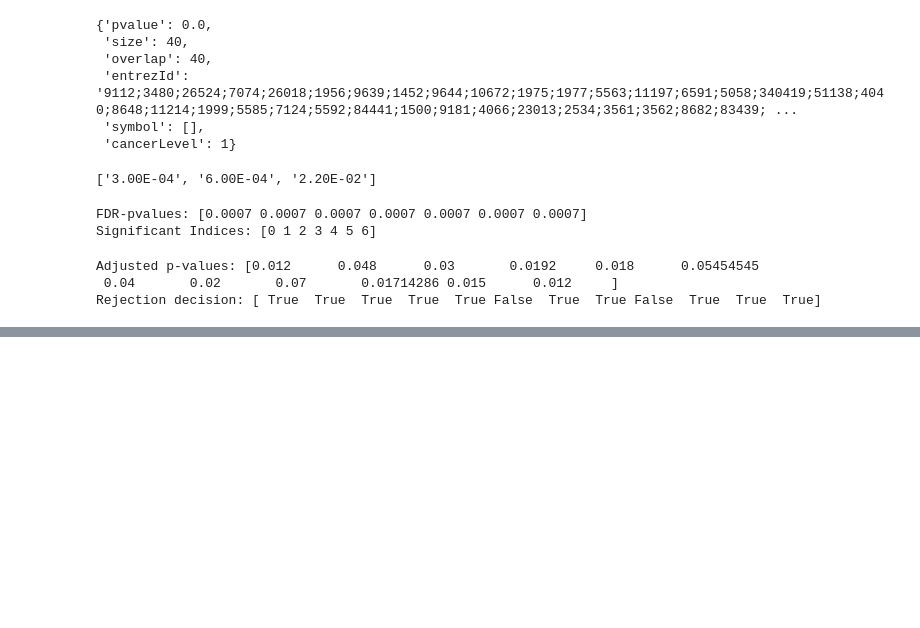
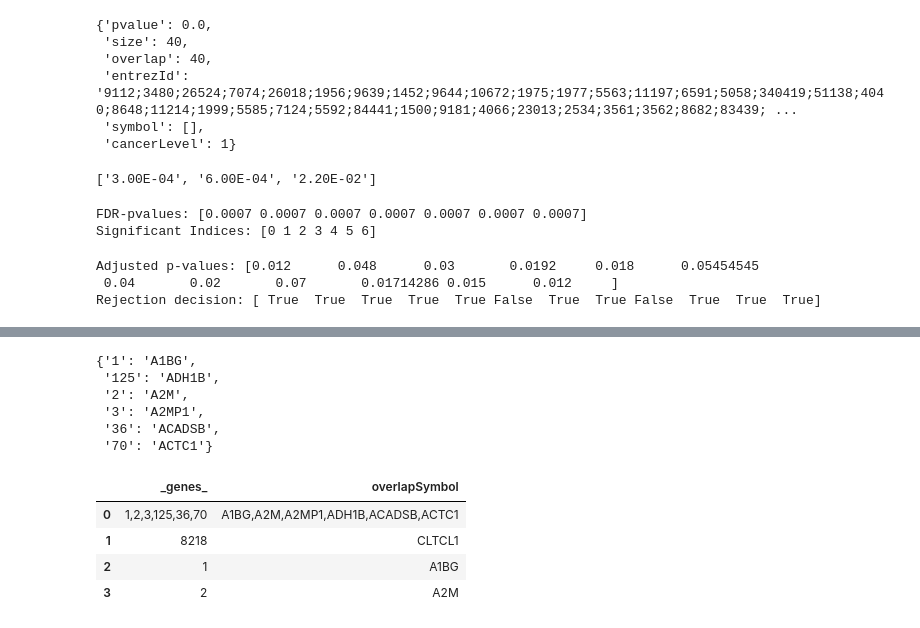
Before and after one commit to jheonii/compass_backend, a Jupyter notebook: prac.ipynb, the cells around one changed output, grey strips where cells are left out. Cells and saved outputs as stored; diff of their text form; code cells hidden in the pictures; blank space fills up the shorter version.

```diff
--- a/prac.ipynb
+++ b/prac.ipynb
@@ -523,2 +528,2 @@ Rejection decision: [ True  True  True  True  True False  True  True False  True
 # %%
-data = pd.read_csv('C1.csv')
+alias_data = pd.read_csv('gdac_entrez.csv')
@@ -540,0 +530,6 @@ data
+# %%
+alias_data = alias_data.astype(str)
+# %%
+mapping_dict = alias_data.set_index('entrez')['symbol'].to_dict()
+# %%
+result_table['overlapSymbol'] = result_table['_genes_'].apply(lambda x: ','.join(mapping_dict[i] for i in x.split(',')))
@@ -540,0 +538,17 @@ data
+# %%
+mapping_dict
+# %% [output]
+{'1': 'A1BG',
+ '125': 'ADH1B',
+ '2': 'A2M',
+ '3': 'A2MP1',
+ '36': 'ACADSB',
+ '70': 'ACTC1'}
+# %%
+result_table
+# %% [output]
+|  | _genes_ | overlapSymbol |
+| 0 | 1,2,3,125,36,70 | A1BG,A2M,A2MP1,ADH1B,ACADSB,ACTC1 |
+| 1 | 8218 | CLTCL1 |
+| 2 | 1 | A1BG |
+| 3 | 2 | A2M |
```
Also changed, not shown: parts of 4 cells of this notebook, 4 other files.
